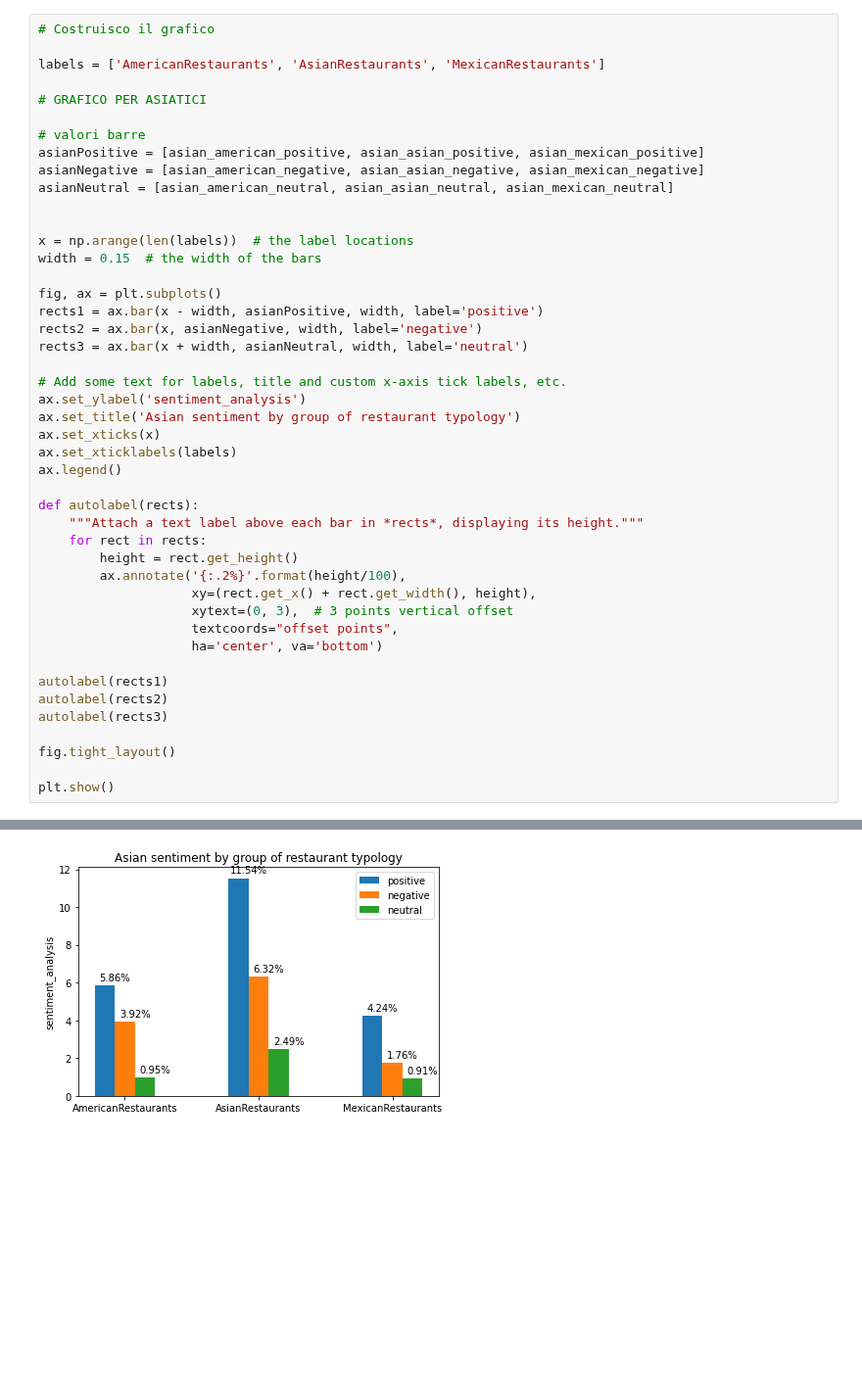
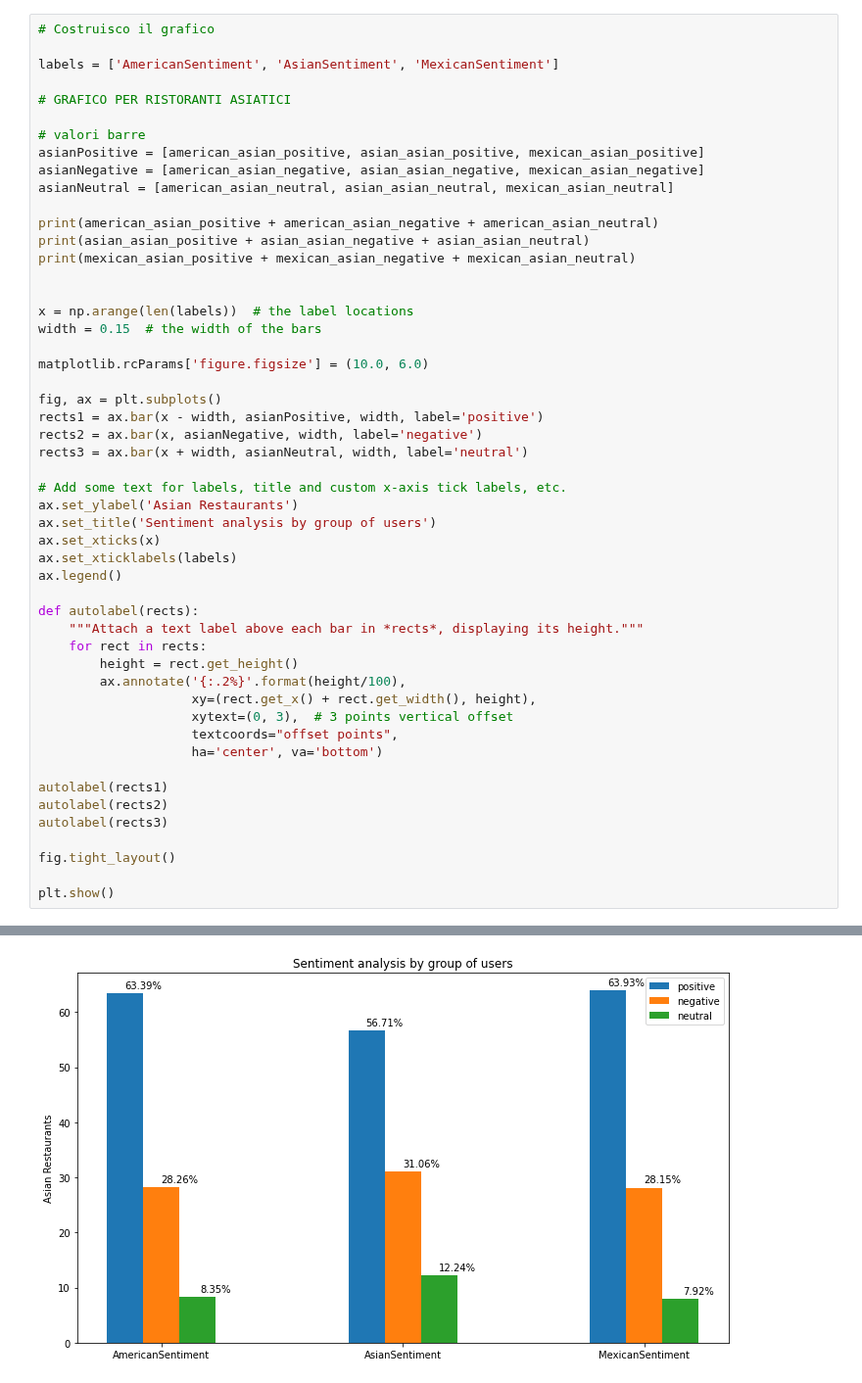
Before and after one commit to EleonoraBartolomucci/Fairness, a Jupyter notebook: Esperimenti/miky_primoEsperimento.ipynb, the cells around one changed output, grey strips where cells are left out. Shown at 98% size. Saved outputs shown, nothing was run; the diff lists cells and outputs as text; blank space fills up the shorter version.

```diff
--- a/Esperimenti/miky_primoEsperimento.ipynb
+++ b/Esperimenti/miky_primoEsperimento.ipynb
@@ -148,18 +195,24 @@ american_mexican_neutral = ((len(res[((res['typology'] == '%s' % restaurant_typo
 # %%
 # Costruisco il grafico
 
-labels = ['AmericanRestaurants', 'AsianRestaurants', 'MexicanRestaurants']
+labels = ['AmericanSentiment', 'AsianSentiment', 'MexicanSentiment']
 
-# GRAFICO PER ASIATICI
+# GRAFICO PER RISTORANTI ASIATICI
 
 # valori barre
-asianPositive = [asian_american_positive, asian_asian_positive, asian_mexican_positive]
-asianNegative = [asian_american_negative, asian_asian_negative, asian_mexican_negative]
-asianNeutral = [asian_american_neutral, asian_asian_neutral, asian_mexican_neutral]
+asianPositive = [american_asian_positive, asian_asian_positive, mexican_asian_positive]
+asianNegative = [american_asian_negative, asian_asian_negative, mexican_asian_negative]
+asianNeutral = [american_asian_neutral, asian_asian_neutral, mexican_asian_neutral]
+
+print(american_asian_positive + american_asian_negative + american_asian_neutral)
+print(asian_asian_positive + asian_asian_negative + asian_asian_neutral)
+print(mexican_asian_positive + mexican_asian_negative + mexican_asian_neutral)
 
 
 x = np.arange(len(labels))  # the label locations
 width = 0.15  # the width of the bars
+
+matplotlib.rcParams['figure.figsize'] = (10.0, 6.0)
 
 fig, ax = plt.subplots()
 rects1 = ax.bar(x - width, asianPositive, width, label='positive')
@@ -167,8 +220,8 @@ rects2 = ax.bar(x, asianNegative, width, label='negative')
 rects3 = ax.bar(x + width, asianNeutral, width, label='neutral')
 
 # Add some text for labels, title and custom x-axis tick labels, etc.
-ax.set_ylabel('sentiment_analysis')
-ax.set_title('Asian sentiment by group of restaurant typology')
+ax.set_ylabel('Asian Restaurants')
+ax.set_title('Sentiment analysis by group of users')
 ax.set_xticks(x)
 ax.set_xticklabels(labels)
 ax.legend()
@@ -194,4 +250,4 @@ plt.show()
-[figure, old version]
+[figure, new version]
 # %%
 # Costruisco il grafico
 
```
Also changed, not shown: parts of 6 cells of this notebook.
